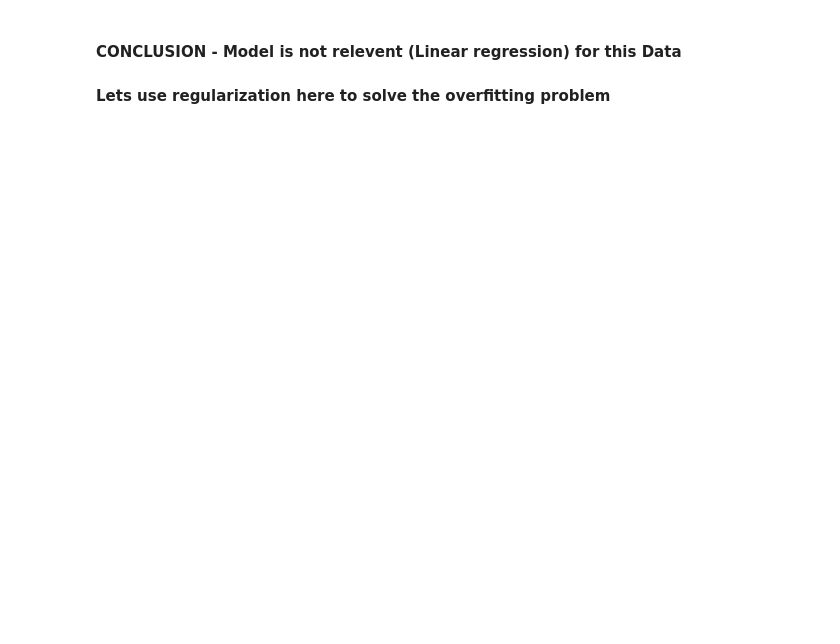
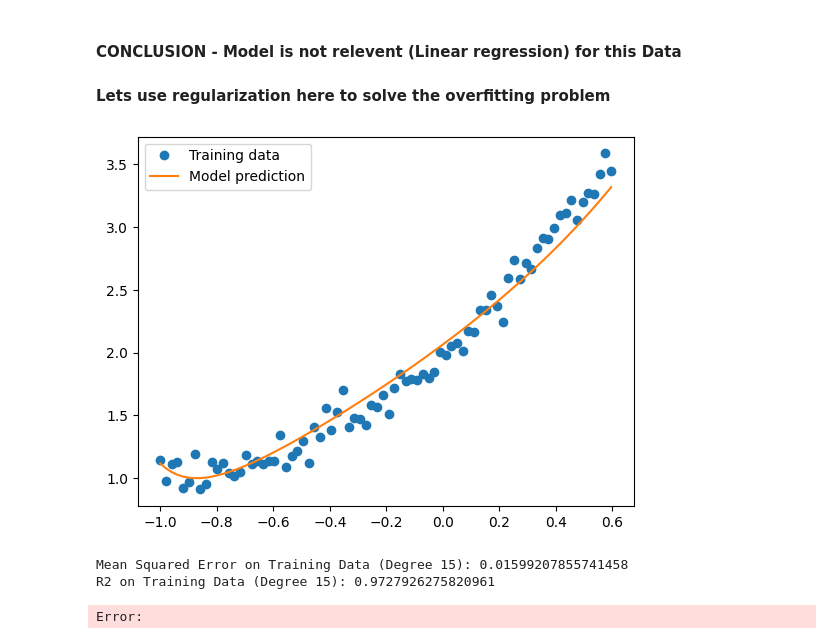
Before and after one commit to Rajshridhar/DataScience-Basics, a Jupyter notebook: Basic1(ML&DL).ipynb, the cells around one changed output. Saved outputs shown, nothing was run; the diff lists cells and outputs as text; code cells hidden in the pictures; blank space fills up the shorter version.

```diff
--- a/Basic1(ML&DL).ipynb
+++ b/Basic1(ML&DL).ipynb
@@ -124,3 +124,24 @@ R2 on Test Data (Degree 5): 0.7956251421810837
 # %% [markdown]
 #### CONCLUSION - Model is not relevent (Linear regression) for this Data
 #### Lets use regularization here to solve the overfitting problem
+# %%
+# model with degree 15 using regularization (ridge regression)
+from sklearn.linear_model import Ridge
+degree = 15
+model = Ridge(alpha=1.0)
+X_train3 = np.column_stack([x_train**i for i in range(0, degree)])
+model.fit(X_train3, y_train)
+predicted_train3 = model.predict(X_train3)
+plt.plot(x_train, y_train, 'o', label='Training data')
+plt.plot(x_train, predicted_train3, label='Model prediction')
+plt.legend()
+plt.show()
+mse_train = mean_squared_error(y_train, predicted_train3)
+r2_train = r2_score(y_train, predicted_train3)
+print('Mean Squared Error on Training Data (Degree 15):', mse_train)
+print('R2 on Training Data (Degree 15):', r2_train)
+# %% [output]
+[figure, added]
+Mean Squared Error on Training Data (Degree 15): 0.01599207855741458
+R2 on Training Data (Degree 15): 0.9727926275820961
+Error:
```
Also changed, not shown: parts of 7 cells of this notebook, 1 other file.
